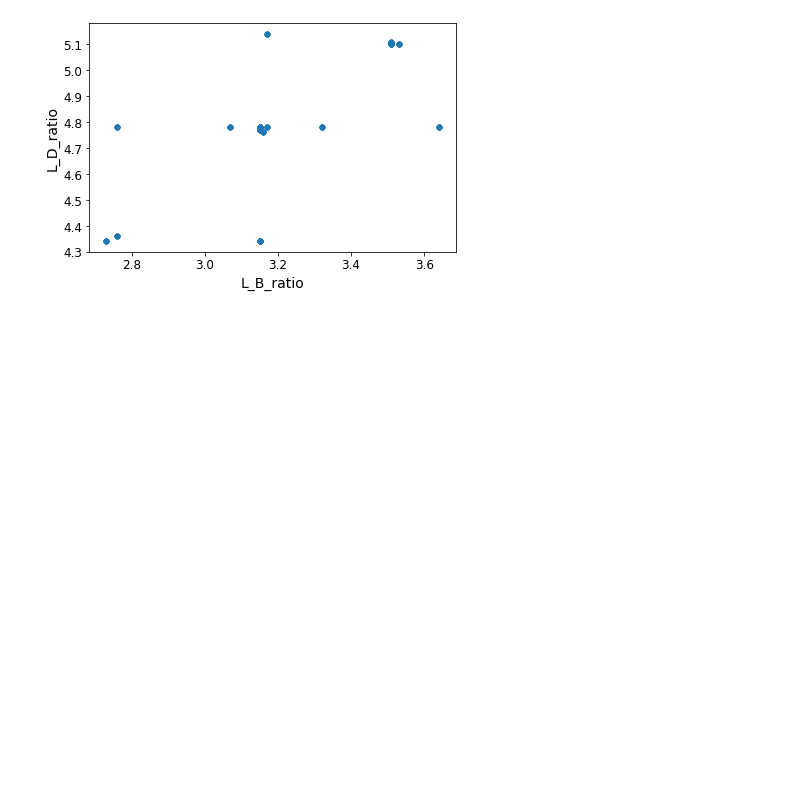
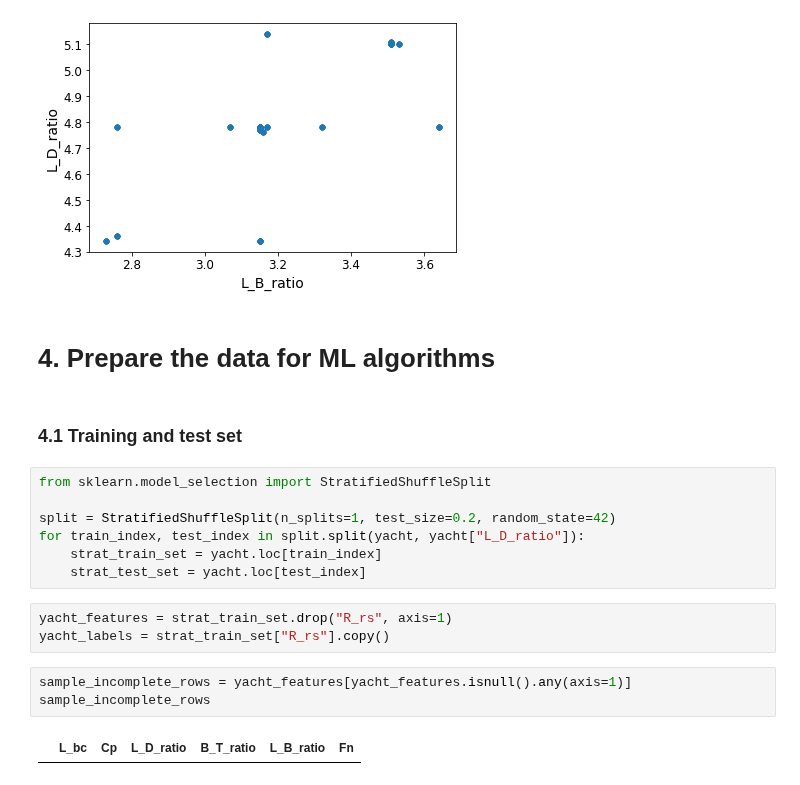
Before and after one commit to dujest/yacht-resistance, a Jupyter notebook: yacht_resistance_prediction.ipynb, the cells around one changed output. Saved outputs shown, nothing was run; the diff lists cells and outputs as text; blank space fills up the shorter version.

Commit message:
data splitting

```diff
--- a/yacht_resistance_prediction.ipynb
+++ b/yacht_resistance_prediction.ipynb
@@ -232,3 +232,22 @@ save_fig("L_B_vs_L_D_ratio")
 # %% [output]
 Saving figure L_B_vs_L_D_ratio
 [figure]
+# %% [markdown]
+# 4. Prepare the data for ML algorithms
+# %% [markdown]
+### 4.1 Training and test set
+# %%
+from sklearn.model_selection import StratifiedShuffleSplit
+
+split = StratifiedShuffleSplit(n_splits=1, test_size=0.2, random_state=42)
+for train_index, test_index in split.split(yacht, yacht["L_D_ratio"]):
+    strat_train_set = yacht.loc[train_index]
+    strat_test_set = yacht.loc[test_index]
+# %%
+yacht_features = strat_train_set.drop("R_rs", axis=1)
+yacht_labels = strat_train_set["R_rs"].copy()
+# %%
+sample_incomplete_rows = yacht_features[yacht_features.isnull().any(axis=1)]
+sample_incomplete_rows
+# %% [output]
+|  | L_bc | Cp | L_D_ratio | B_T_ratio | L_B_ratio | Fn |
```
